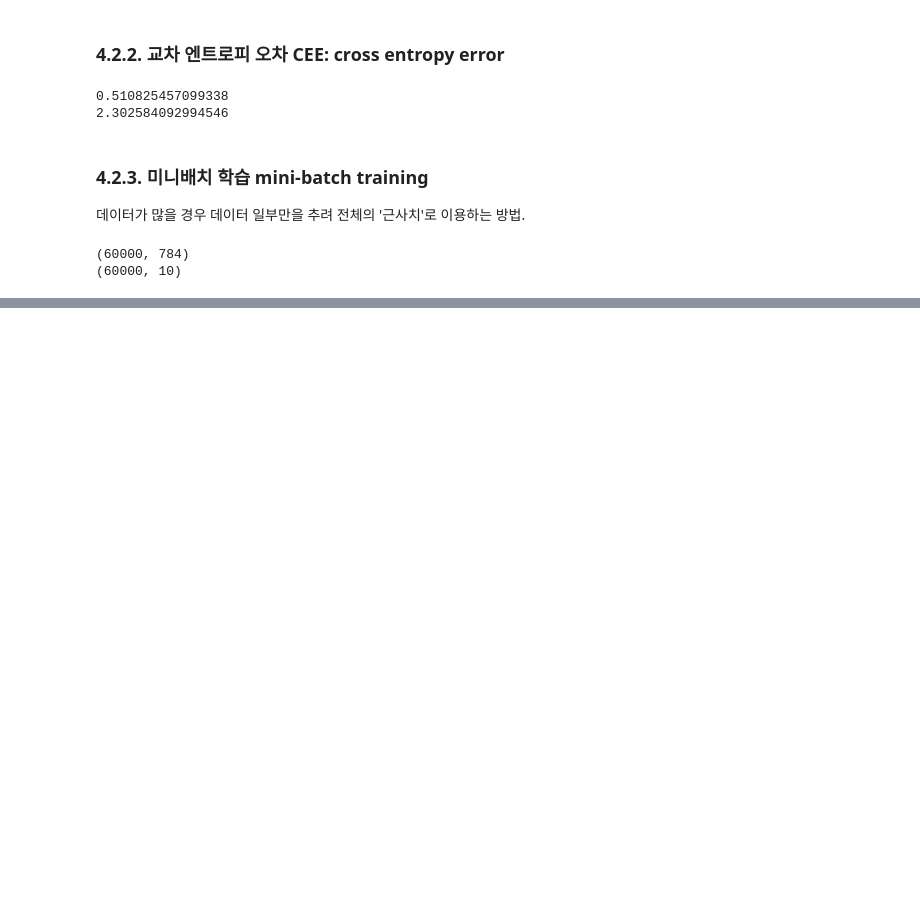
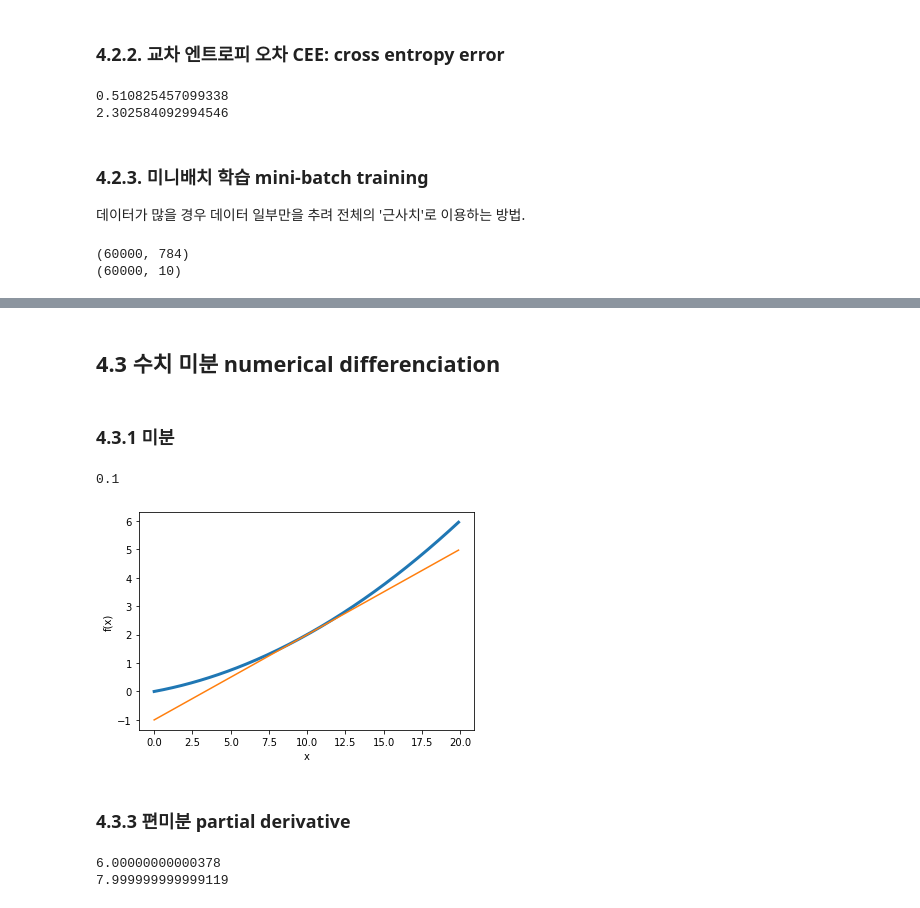
Before and after one commit to wertrew21/ikote, a Jupyter notebook: Deep_Learning_from_Scratch_S4.ipynb, the cells around one changed output, grey strips where cells are left out. Drawn from its saved outputs; the diff is of its cells as text; code cells hidden in the pictures; blank space fills up the shorter version.

```diff
--- a/Deep_Learning_from_Scratch_S4.ipynb
+++ b/Deep_Learning_from_Scratch_S4.ipynb
@@ -74,0 +72,38 @@ array([0, 1, 2, 3, 4])
+# %% [markdown]
+## 4.3 수치 미분 numerical differenciation
+# %% [markdown]
+### 4.3.1 미분
+# %%
+# 수치 미분의 구현: 중심(중앙) 차분
+
+def numerical_diff(f, x):
+    h = 1e-4
+    return (f(x+h) - f(x-h)) / (2*h)
+# %%
+# An example for a function, the numerical differenciation, and the tangent line
+def function_1(x):
+    return 0.01*x**2 + 0.1*x
+
+def tangent_line(f, a, x):
+    return numerical_diff(f, a)*(x-a) + f(a)
+
+print(numerical_diff(function_1, 0))
+# %% [output]
+0.1
+# %%
+# plotting function and the numerical differenciation
+import numpy as np
+import matplotlib.pylab as plt
+
+x = np.arange(0.0, 20.0, 0.1)
+y1 = function_1(x)
+y2 = tangent_line(function_1, 10, x)
+plt.xlabel("x")
+plt.ylabel("f(x)")
+plt.plot(x, y1, lw = 3)
+plt.plot(x, y2)
+plt.show()
+# %% [output]
+[figure, added]
+# %% [markdown]
+### 4.3.3 편미분 partial derivative
@@ -74,0 +114,14 @@ array([0, 1, 2, 3, 4])
+# %%
+# partial derivative of function_2 with respect to x0 when x0 = 3, x1 = 4
+def function_tmp1(x0):
+    return x0*x0 + 4.0 ** 2.0
+
+# partial derivative of function_2 with respect to x1 when x0 = 3, x1 = 4
+def function_tmp2(x1):
+    return 3.0**2.0 + x1*x1
+
+print(numerical_diff(function_tmp1, 3.0))
+print(numerical_diff(function_tmp2, 4.0))
+# %% [output]
+6.00000000000378
+7.999999999999119
```
Also changed, not shown: parts of 10 cells of this notebook.
